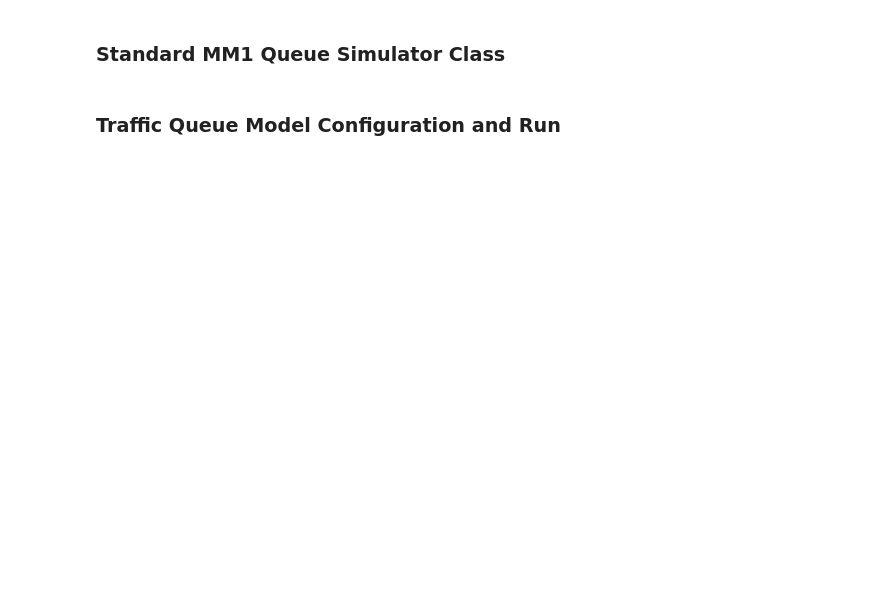
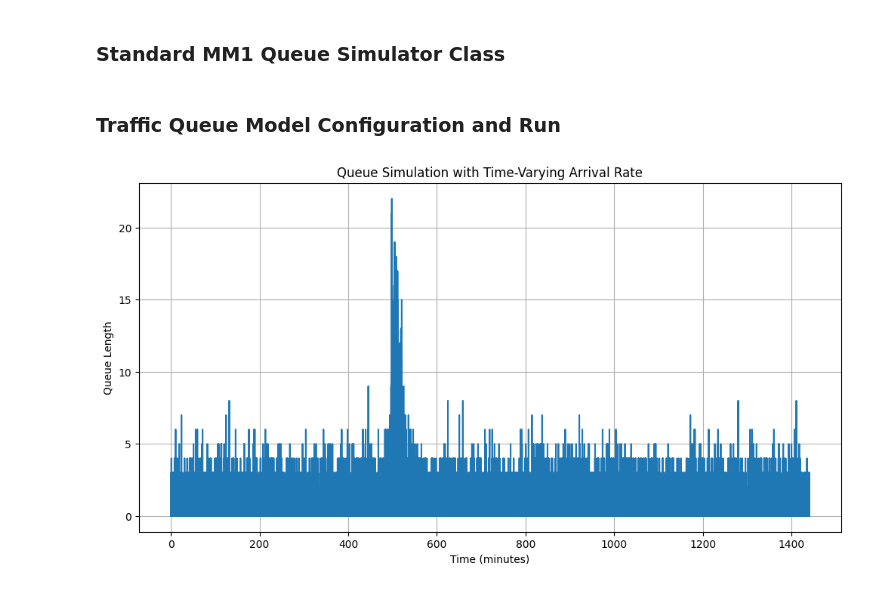
Before and after one commit to jyoutir/stochastic-proccess-portfolios, a Jupyter notebook: FCT_project/model.ipynb, the cells around one changed output. Drawn from its saved outputs; the diff is of its cells as text; code cells hidden in the pictures; blank space fills up the shorter version.

```diff
--- a/FCT_project/model.ipynb
+++ b/FCT_project/model.ipynb
@@ -142,3 +142,78 @@ class NonStationaryMM1:
         return stats
 # %% [markdown]
 ### Traffic Queue Model Configuration and Run
+# %%
+def arrival_rate(t, base_rate=40, peaks=None):
+    """
+    Calculates arrival rate at time t based on GMM components
+
+    GMM Components:
+    1: μ=91.05, σ²=3.45, w=0.422 (42.2%) - Regular daytime traffic
+    2: μ=86.68, σ²=0.52, w=0.392 (39.2%) - Night/early morning traffic
+    3: μ=95.20, σ²=2.95, w=0.186 (18.6%) - Peak traffic
+    """
+    if peaks is None:
+        peaks = [
+            # Morning peak (around 7:00)
+            {"amplitude": 90, "time": 420, "width": 60},  # 7 AM, based on Component 3
+
+            # Midday peak (around 12:00)
+            {"amplitude": 65, "time": 720, "width": 120},  # 12 PM, based on Component 1
+
+            # Evening peak (around 17:00)
+            {"amplitude": 80, "time": 1020, "width": 90},  # 5 PM, based on Component 3
+        ]
+
+    # Base rate varies by time of day to match Component 2 (night/early morning)
+    if 0 <= t < 360:  # Midnight to 6 AM
+        base_rate = 35  # Lower base rate (Component 2: μ=86.68)
+    elif 360 <= t < 720:  # 6 AM to 12 PM
+        base_rate = 45  # Higher base rate (Component 1: μ=91.05)
+    elif 720 <= t < 1080:  # 12 PM to 6 PM
+        base_rate = 50  # Peak base rate (Component 3: μ=95.20)
+    else:  # 6 PM to midnight
+        base_rate = 40  # Moderate base rate (Component 1: μ=91.05)
+
+    rate = base_rate
+    for peak in peaks:
+        A = peak["amplitude"]
+        t_peak = peak["time"]
+        sigma = peak["width"]
+        rate += A * np.exp(-((t - t_peak)**2) / (2 * sigma**2))
+
+    return rate
+
+
+def service_rate(t):
+    return 150  # cars per minute
+
+if __name__ == "__main__":
+    # Create simulation
+    sim = NonStationaryMM1(
+        arrival_rate_func=lambda t: arrival_rate(t),
+        service_rate_func=service_rate,
+        T_end=1440,  # 1440 minutes = 24 hours
+        initial_queue_length=0,
+        max_queue_length=100,  # Adjust as needed
+        time_step=1  # 1-minute time steps
+    )
+
+    # Run simulation
+    sim.run_simulation()
+
+    # Plotting
+    plt.figure(figsize=(12, 6))
+    plt.plot(sim.time_history, sim.queue_length_history)
+    plt.xlabel('Time (minutes)')
+    plt.ylabel('Queue Length')
+    plt.title('Queue Simulation with Time-Varying Arrival Rate')
+    plt.grid(True)
+    plt.show()
+
+    # Print statistics
+    stats = sim.get_statistics()
+    print("\nSimulation Statistics:")
+    for key, value in stats.items():
+        print(f"{key}: {value:.2f}")
+# %% [output]
+[figure, added]
```
Also changed, not shown: parts of 3 cells of this notebook, 3 other files.
